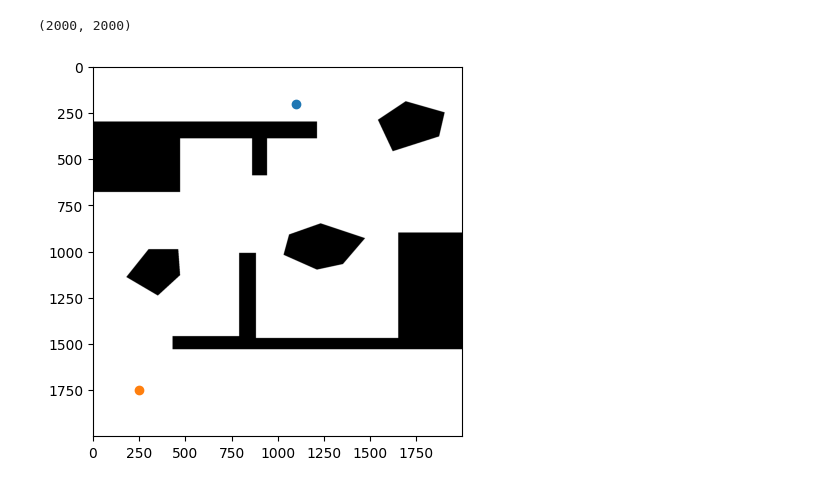
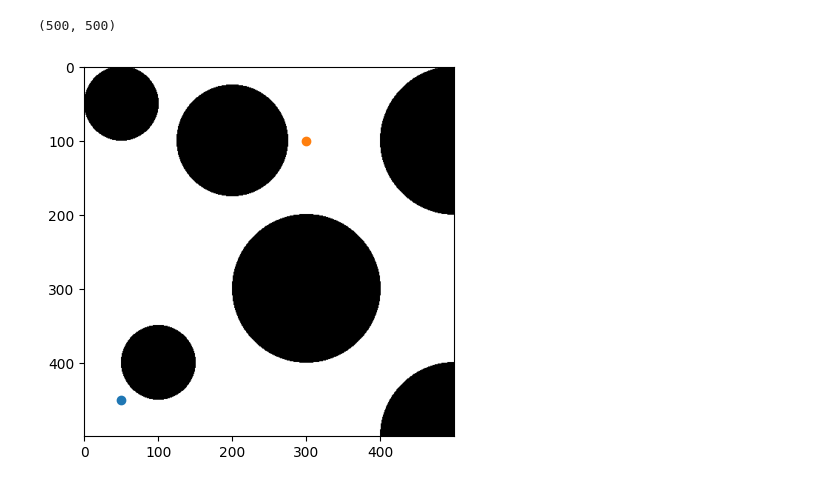
Before and after one commit to Prasanna28Devadiga/BTP, a Jupyter notebook: module testing.ipynb, the cells around one changed output. Cells and saved outputs as stored; diff of their text form; code cells hidden in the pictures.

```diff
--- a/module testing.ipynb
+++ b/module testing.ipynb
@@ -39,17 +11,17 @@ map_params\map_004_params.yaml
 # %%
-map_gen = MapGenerator('map_params/map_012_params.yaml')
+map_gen = MapGenerator('map_params/custom_map_3_params.yaml')
 # %%
 curr_map = map_gen.map.get_map()
-start = np.array([1100, 200]).astype(np.int32)
-end = np.array([250, 1750]).astype(np.int32)
+start = np.array([50, 450]).astype(np.int32)
+end = np.array([300, 100]).astype(np.int32)
 plt.imshow(curr_map, cmap='gray')
 plt.scatter([start[0]], [start[1]])
 plt.scatter([end[0]], [end[1]])
 print(curr_map.shape)
 plt.show()
 # %% [output]
-(2000, 2000)
+(500, 500)
-[figure, old version]
+[figure, new version]
 # %%
 def cost_function(particles):
     global curr_map, start, end
```
Also changed, not shown: parts of 7 cells of this notebook, 21 other files.
